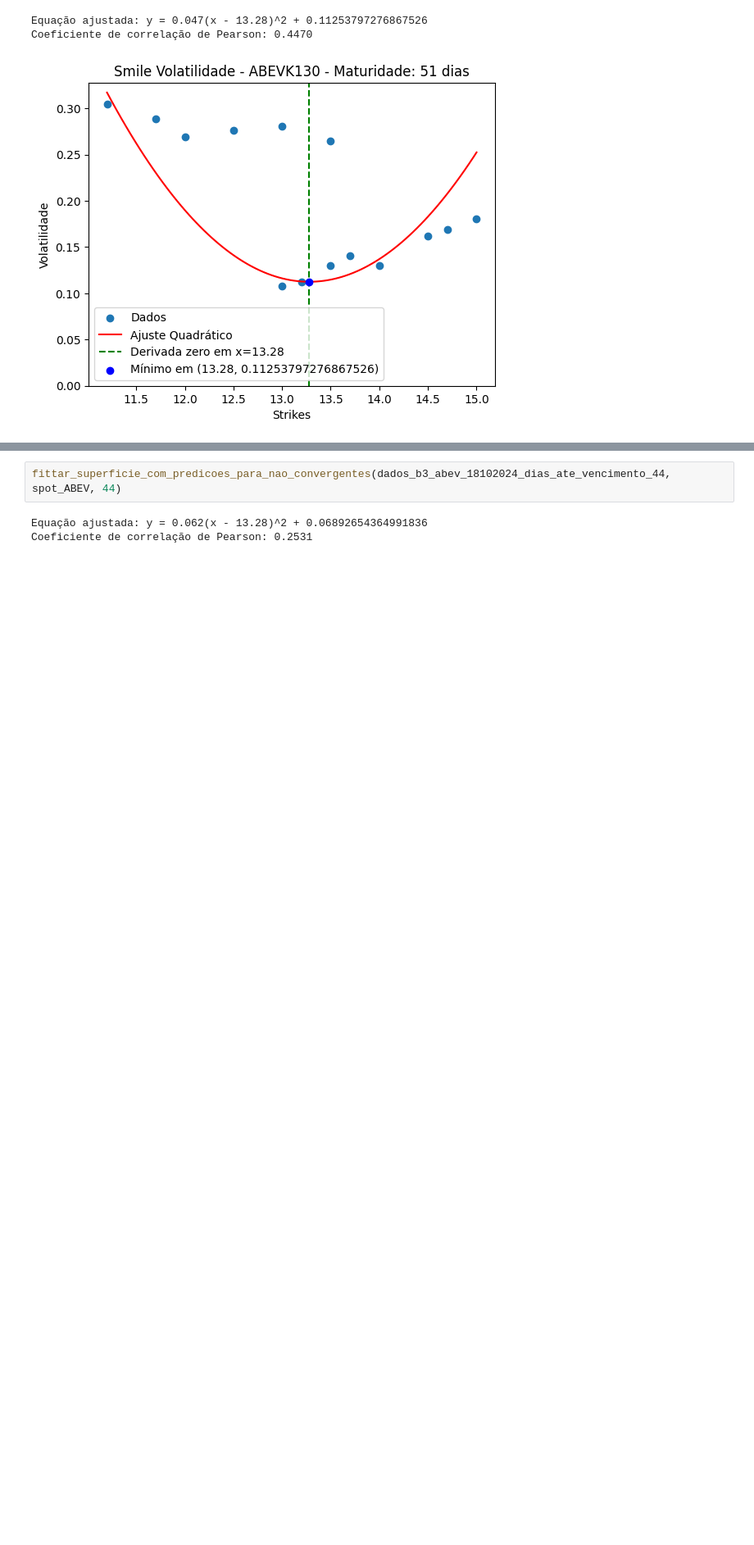
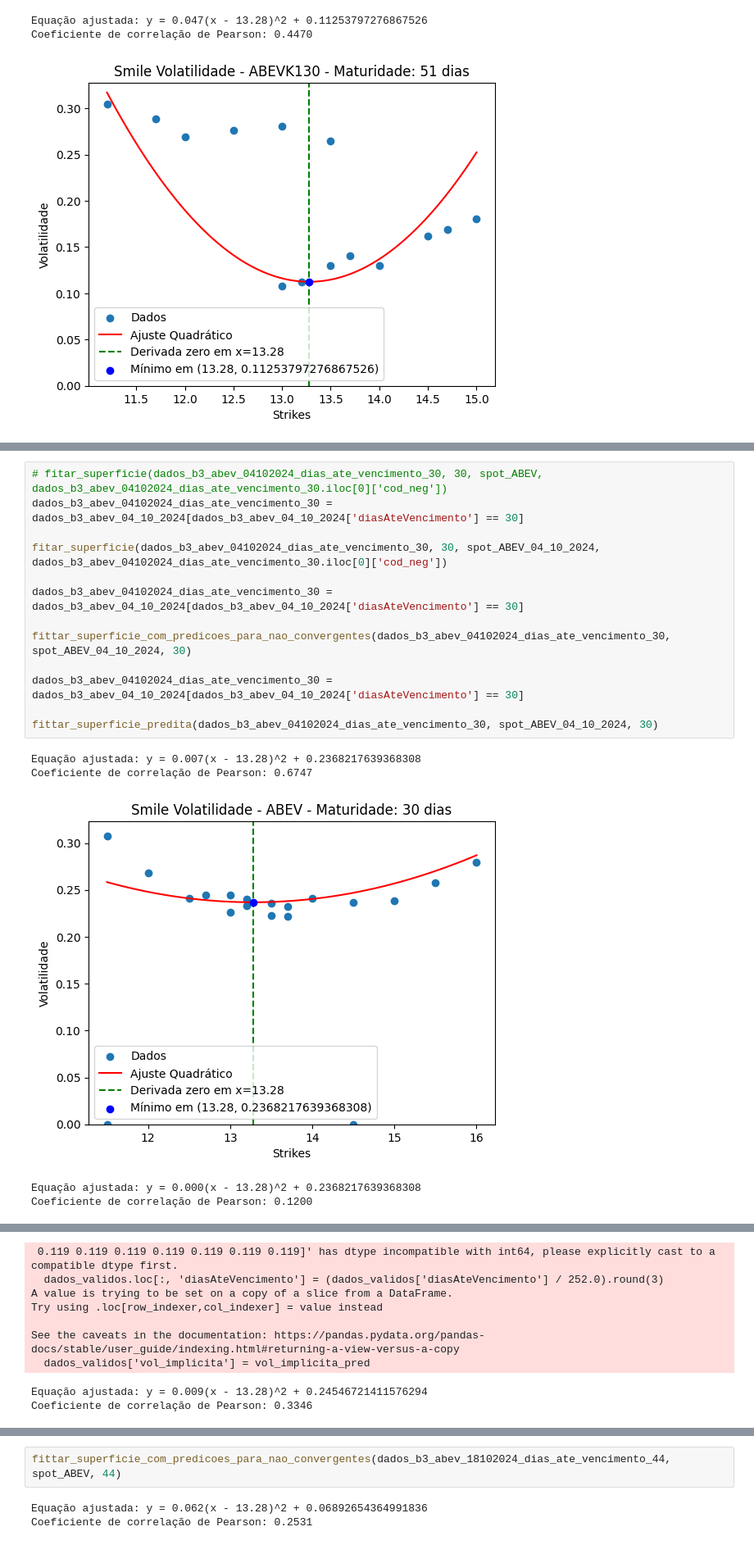
Before and after one commit to VitorSancho/IVOptionPredictor, a Jupyter notebook: projeto/src/MLApp/Avaliacao.ipynb, the cells around one changed output, grey strips where cells are left out. Shown at 82% size. Saved outputs shown, nothing was run; the diff lists cells and outputs as text; blank space fills up the shorter version.

```diff
--- a/projeto/src/MLApp/Avaliacao.ipynb
+++ b/projeto/src/MLApp/Avaliacao.ipynb
@@ -532,0 +561,19 @@ Coeficiente de correlação de Pearson: 0.6747
+# %%
+# fitar_superficie(dados_b3_abev_04102024_dias_ate_vencimento_30, 30, spot_ABEV, dados_b3_abev_04102024_dias_ate_vencimento_30.iloc[0]['cod_neg'])
+dados_b3_abev_04102024_dias_ate_vencimento_30 = dados_b3_abev_04_10_2024[dados_b3_abev_04_10_2024['diasAteVencimento'] == 30]
+
+fitar_superficie(dados_b3_abev_04102024_dias_ate_vencimento_30, 30, spot_ABEV_04_10_2024, dados_b3_abev_04102024_dias_ate_vencimento_30.iloc[0]['cod_neg'])
+
+dados_b3_abev_04102024_dias_ate_vencimento_30 = dados_b3_abev_04_10_2024[dados_b3_abev_04_10_2024['diasAteVencimento'] == 30]
+
+fittar_superficie_com_predicoes_para_nao_convergentes(dados_b3_abev_04102024_dias_ate_vencimento_30, spot_ABEV_04_10_2024, 30)
+
+dados_b3_abev_04102024_dias_ate_vencimento_30 = dados_b3_abev_04_10_2024[dados_b3_abev_04_10_2024['diasAteVencimento'] == 30]
+
+fittar_superficie_predita(dados_b3_abev_04102024_dias_ate_vencimento_30, spot_ABEV_04_10_2024, 30)
+# %% [output]
+Equação ajustada: y = 0.007(x - 13.28)^2 + 0.2368217639368308
+Coeficiente de correlação de Pearson: 0.6747
+[figure, added]
+Equação ajustada: y = 0.000(x - 13.28)^2 + 0.2368217639368308
+Coeficiente de correlação de Pearson: 0.1200
@@ -532,0 +581,9 @@ Coeficiente de correlação de Pearson: 0.6747
+ 0.119 0.119 0.119 0.119 0.119 0.119 0.119]' has dtype incompatible with int64, please explicitly cast to a compatible dtype first.
+  dados_validos.loc[:, 'diasAteVencimento'] = (dados_validos['diasAteVencimento'] / 252.0).round(3)
+A value is trying to be set on a copy of a slice from a DataFrame.
+Try using .loc[row_indexer,col_indexer] = value instead
+
+See the caveats in the documentation: https://pandas.pydata.org/pandas-docs/stable/user_guide/indexing.html#returning-a-view-versus-a-copy
+  dados_validos['vol_implicita'] = vol_implicita_pred
+Equação ajustada: y = 0.009(x - 13.28)^2 + 0.24546721411576294
+Coeficiente de correlação de Pearson: 0.3346
```
Also changed, not shown: parts of 19 cells of this notebook.
